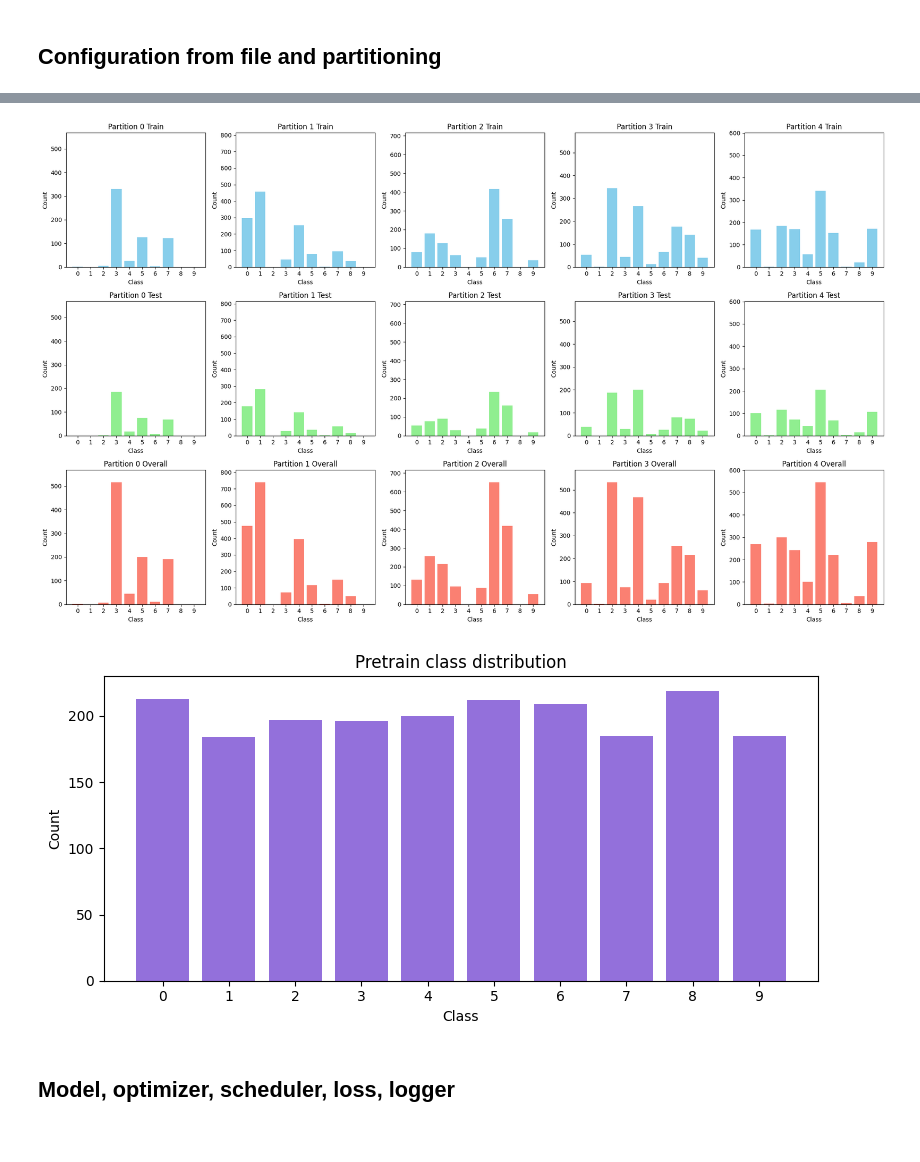
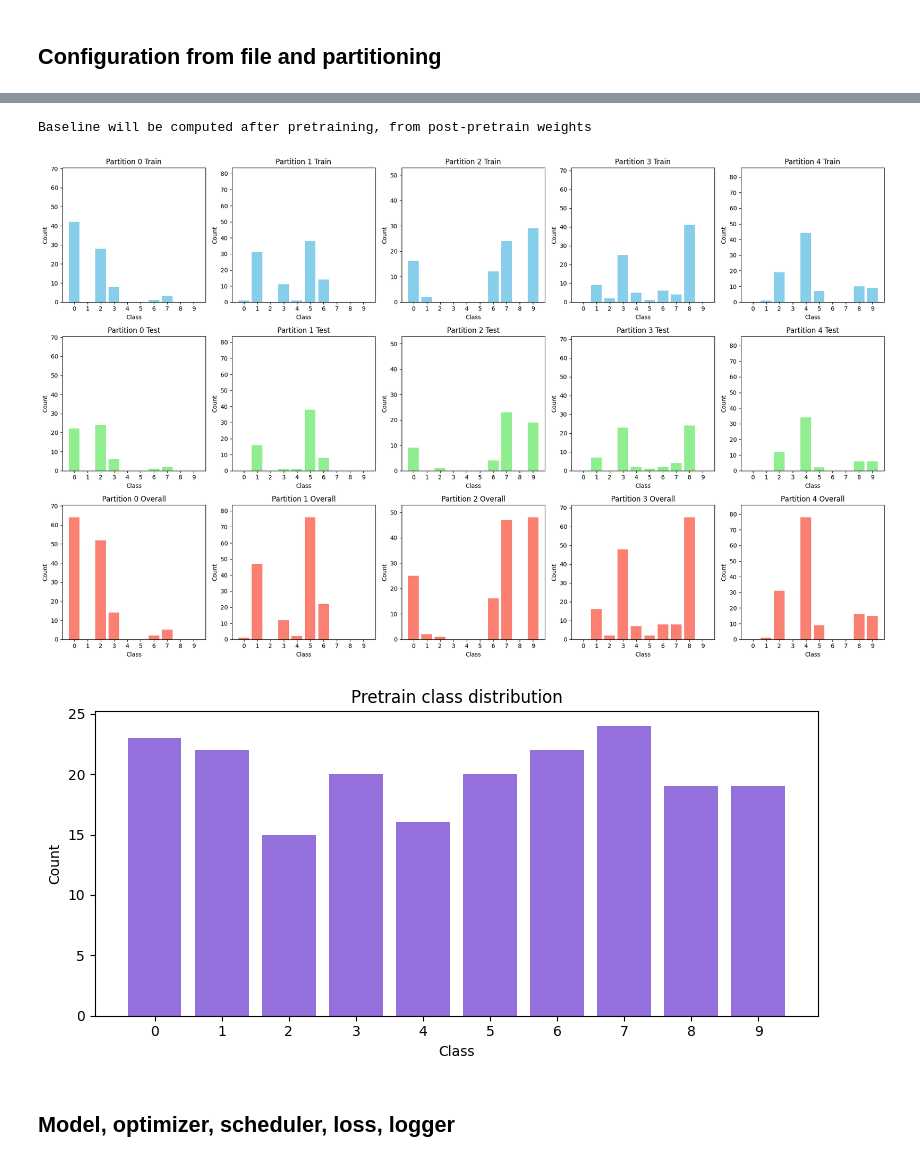
Before and after one commit to scaleoutsystems/continous-MoE, a Jupyter notebook: DIL_Experiment.ipynb, the cells around one changed output, grey strips where cells are left out. Drawn from its saved outputs; the diff is of its cells as text; code cells hidden in the pictures.

Commit message:
additional configs

```diff
--- a/DIL_Experiment.ipynb
+++ b/DIL_Experiment.ipynb
@@ -47,7 +49,7 @@ cuda
 # Reproducibility and configuration
 # ----------------------------------------
 
-cfg_file = "configs/example_config.jsonc"  # change as needed
+cfg_file = "configs/debug.jsonc"  # change as needed
 setup = load_config(cfg_file)
 # note: loader will automatically insert `img_size` into cfg['model'] based
 # on the first batch so you generally don't need to specify it manually.
@@ -94,5 +113,6 @@ Baseline will be computed after pretraining, from post-pretrain weights
+Baseline will be computed after pretraining, from post-pretrain weights
-[figure, old version]
+[figure, new version]
-[figure, old version]
+[figure, new version]
 # %% [markdown]
 ## Model, optimizer, scheduler, loss, logger
 # %%
```
Also changed, not shown: parts of 3 cells of this notebook, 6 other files.
